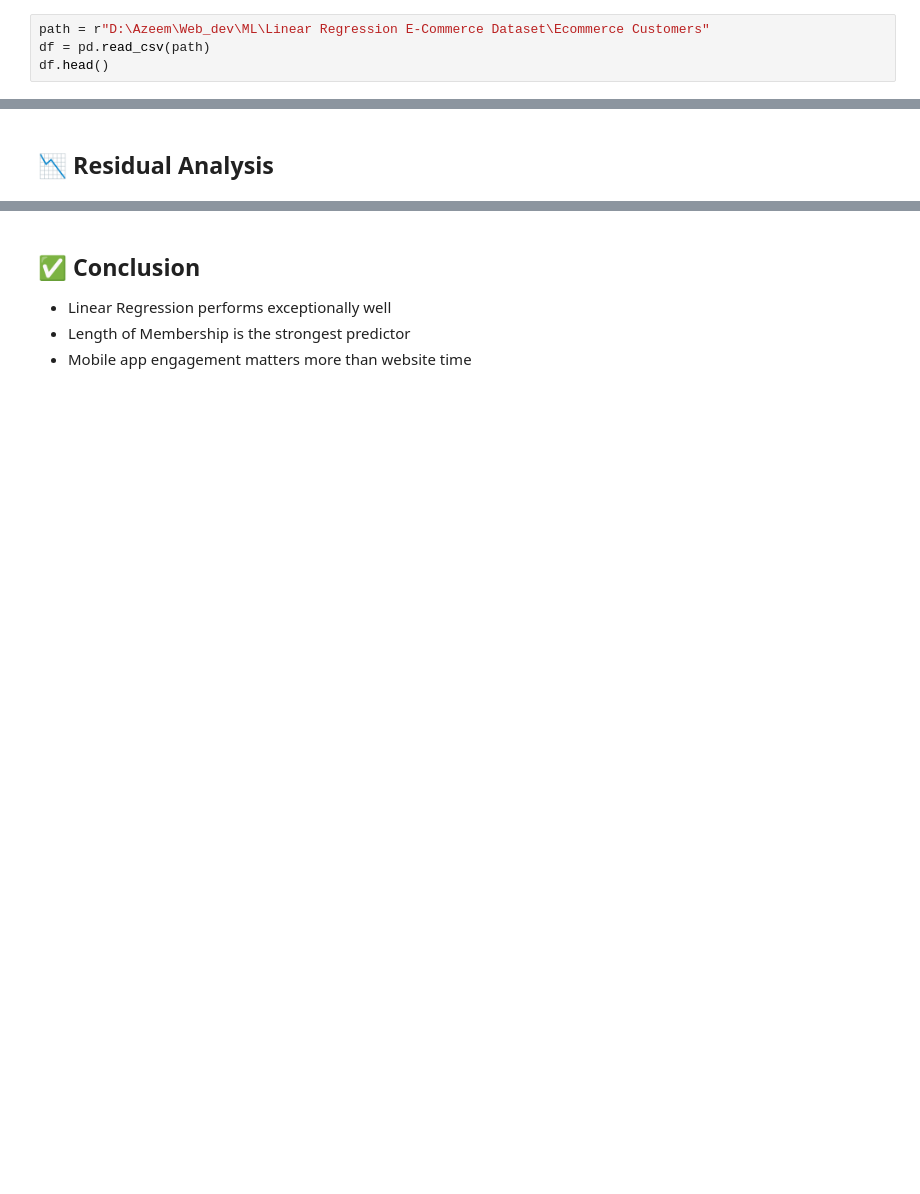
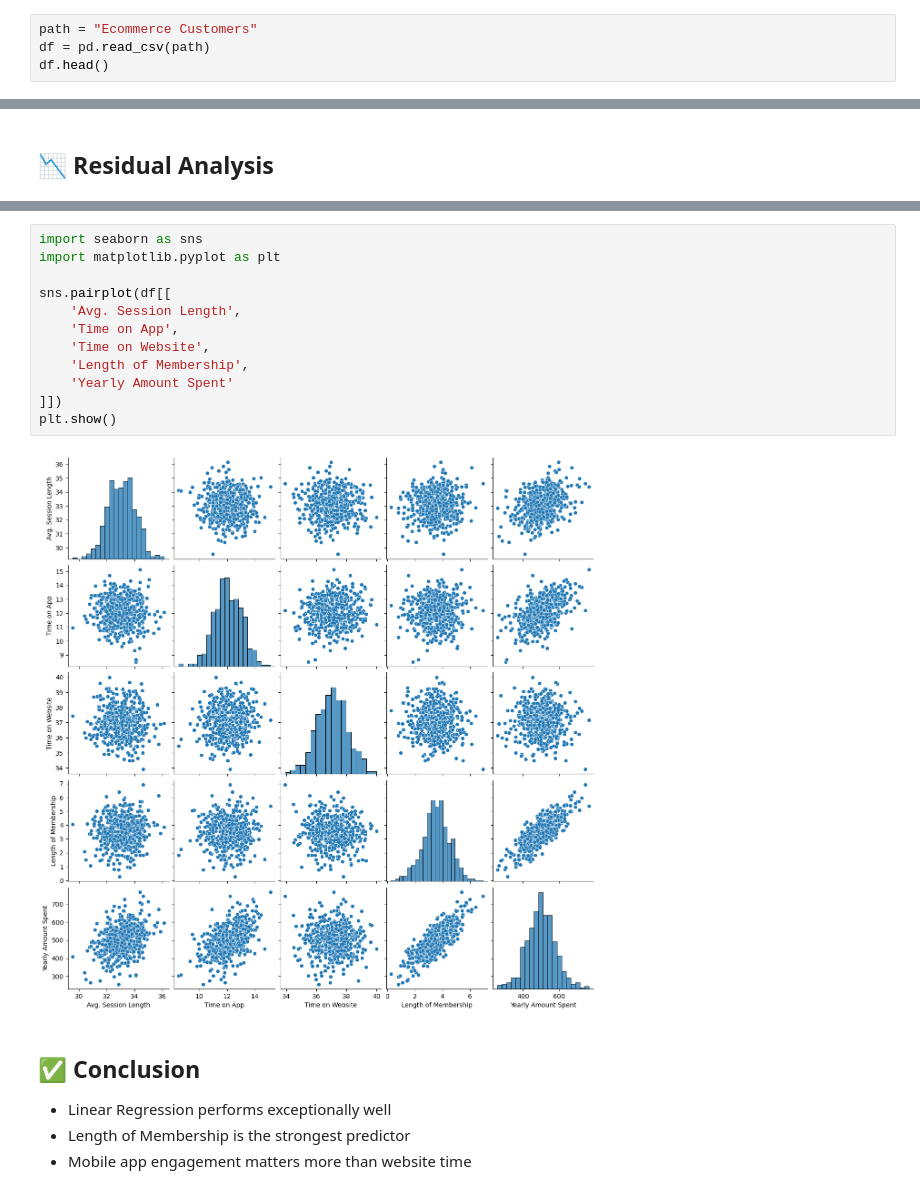
Before and after one commit to azeemk210/Machine-Learning-projects, a Jupyter notebook: Linear Regression E-Commerce Dataset/Linear_Regression_Ecommerce_Customers.ipynb, the cells around one changed output, grey strips where cells are left out. Cells and saved outputs as stored; diff of their text form; blank space fills up the shorter version.

```diff
--- a/Linear Regression E-Commerce Dataset/Linear_Regression_Ecommerce_Customers.ipynb
+++ b/Linear Regression E-Commerce Dataset/Linear_Regression_Ecommerce_Customers.ipynb
@@ -14,6 +14,6 @@ from sklearn.metrics import r2_score, mean_squared_error
 # %% [markdown]
 ## 📂 Load Dataset
 # %%
-path = r"D:\Azeem\Web_dev\ML\Linear Regression E-Commerce Dataset\Ecommerce Customers"
+path = "Ecommerce Customers"
 df = pd.read_csv(path)
 df.head()
@@ -76,3 +123,17 @@ plt.show()
+# %%
+import seaborn as sns
+import matplotlib.pyplot as plt
+
+sns.pairplot(df[[
+    'Avg. Session Length',
+    'Time on App',
+    'Time on Website',
+    'Length of Membership',
+    'Yearly Amount Spent'
+]])
+plt.show()
+# %% [output]
+[figure, added]
 # %% [markdown]
 ## ✅ Conclusion
 - Linear Regression performs exceptionally well
```
Also changed, not shown: parts of 6 cells of this notebook.
